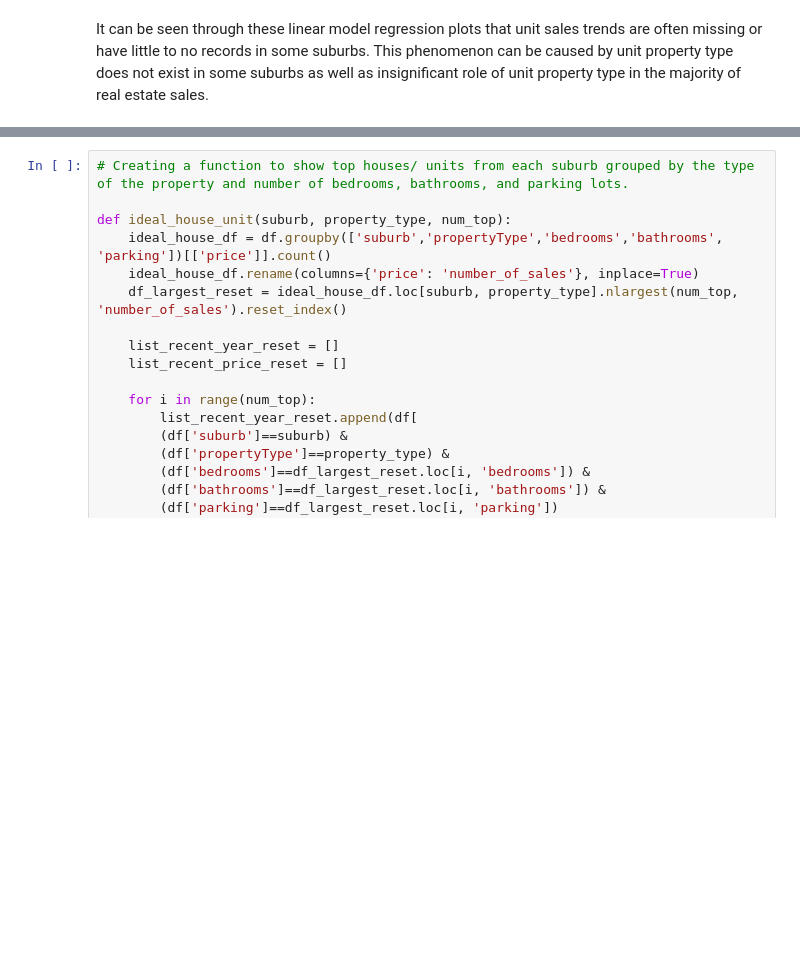
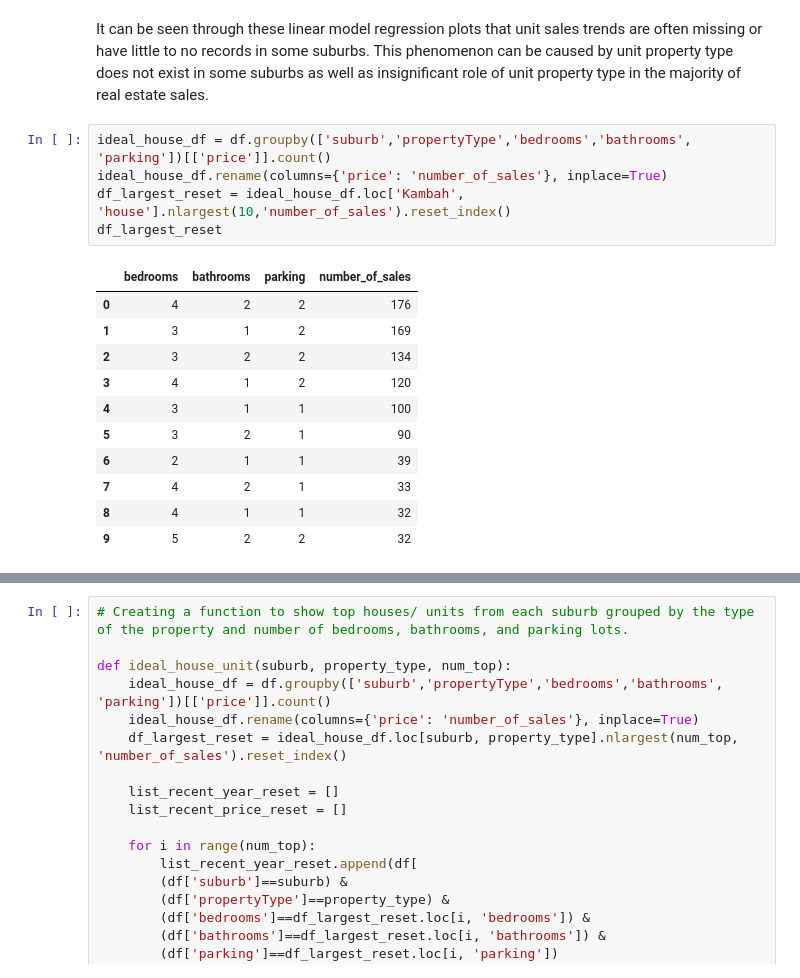
Before and after one commit to bolaubi/Canberra-RealEstateSales-20072019, a Jupyter notebook: data_clean_viz_benedictlaiman.ipynb, the cells around one changed output, grey strips where cells are left out. Cells and saved outputs as stored; diff of their text form; blank space fills up the shorter version.

```diff
--- a/data_clean_viz_benedictlaiman.ipynb
+++ b/data_clean_viz_benedictlaiman.ipynb
@@ -1323,2 +1323,19 @@ plt.show()
 # %% [markdown]
 It can be seen through these linear model regression plots that unit sales trends are often missing or have little to no records in some suburbs. This phenomenon can be caused by unit property type does not exist in some suburbs as well as insignificant role of unit property type in the majority of real estate sales.
+# %%
+ideal_house_df = df.groupby(['suburb','propertyType','bedrooms','bathrooms', 'parking'])[['price']].count()
+ideal_house_df.rename(columns={'price': 'number_of_sales'}, inplace=True)
+df_largest_reset = ideal_house_df.loc['Kambah', 'house'].nlargest(10,'number_of_sales').reset_index()
+df_largest_reset
+# %% [output]
+|  | bedrooms | bathrooms | parking | number_of_sales |
+| 0 | 4 | 2 | 2 | 176 |
+| 1 | 3 | 1 | 2 | 169 |
+| 2 | 3 | 2 | 2 | 134 |
+| 3 | 4 | 1 | 2 | 120 |
+| 4 | 3 | 1 | 1 | 100 |
+| 5 | 3 | 2 | 1 | 90 |
+| 6 | 2 | 1 | 1 | 39 |
+| 7 | 4 | 2 | 1 | 33 |
+| 8 | 4 | 1 | 1 | 32 |
+| 9 | 5 | 2 | 2 | 32 |
```
Also changed, not shown: parts of 18 cells of this notebook, 1 other file.
